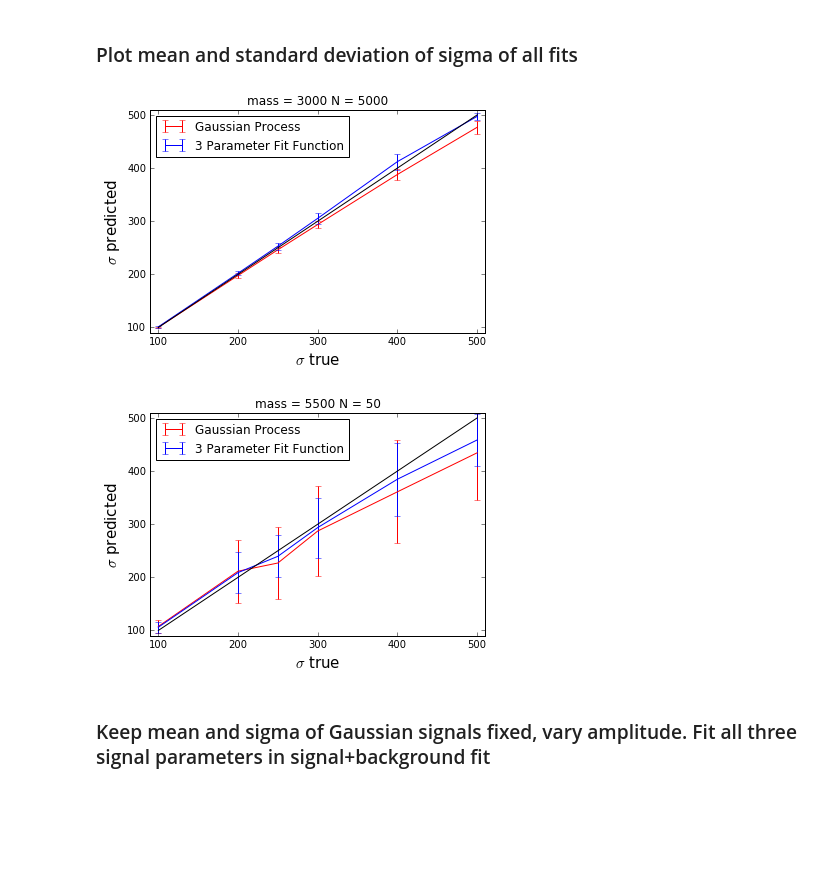
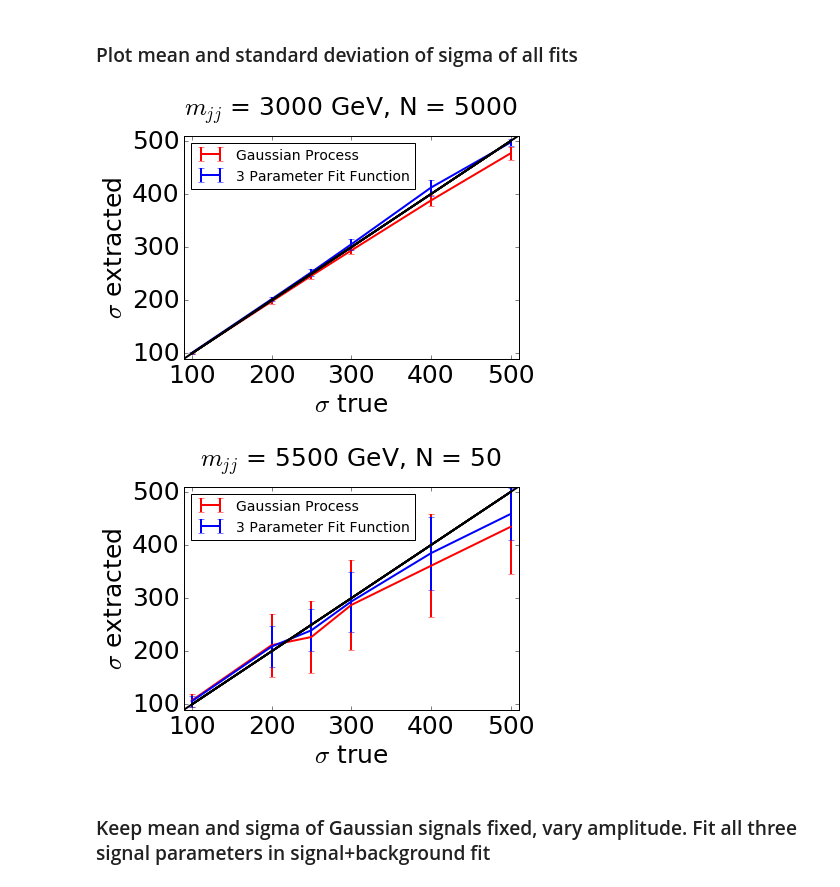
Before and after one commit to mfrate28/GP_Paper, a Jupyter notebook: extracting-signal-parameters.ipynb, the cells around one changed output. Cells and saved outputs as stored; diff of their text form; code cells hidden in the pictures; blank space fills up the shorter version.

```diff
--- a/extracting-signal-parameters.ipynb
+++ b/extracting-signal-parameters.ipynb
@@ -377,23 +377,25 @@ for m in massDict_2.keys():
 # %%
 sortMass2 = sorted(massDict_2.keys())
 
 for m in sortMass2:
     wparamSets = [500,400,300,250,200,100]
     N = massDict_2[m]
 
     plt.figure()
-    plt.title("mass = " + str(m) + " N = "+str(N))
-    plt.errorbar(wparamSets,[listGP_paramW_dict_2[m][i][0] for i in range(len(wparamSets))],yerr = [listGP_paramW_dict_2[m][i][1] for i in range(len(wparamSets))],color="r", label="Gaussian Process")
-    plt.errorbar(wparamSets,[listSTD_paramW_dict_2[m][i][0] for i in range(len(wparamSets))],yerr = [listSTD_paramW_dict_2[m][i][1] for i in range(len(wparamSets))],color="b", label="3 Parameter Fit Function")
-    plt.plot(wparamSets, wparamSets, ls='-', color='black')
-    plt.xlabel(r'$\sigma$ true', fontsize=15)
-    plt.ylabel(r'$\sigma$ predicted', fontsize=15)
+    plt.title(r"$m_{jj}$ = " + str(m) + " GeV, N = "+str(N), fontsize=25,y=1.07)
+    plt.errorbar(wparamSets,[listGP_paramW_dict_2[m][i][0] for i in range(len(wparamSets))],yerr = [listGP_paramW_dict_2[m][i][1] for i in range(len(wparamSets))],color="r", lw=2,label="Gaussian Process")
+    plt.errorbar(wparamSets,[listSTD_paramW_dict_2[m][i][0] for i in range(len(wparamSets))],yerr = [listSTD_paramW_dict_2[m][i][1] for i in range(len(wparamSets))],color="b",lw=2, label="3 Parameter Fit Function")
+    plt.plot([0]+wparamSets+[600], [0]+wparamSets+[600], ls='-', lw=2, color='black')
+    plt.xlabel(r'$\sigma$ true', fontsize=25)
+    plt.ylabel(r'$\sigma$ extracted', fontsize=25)
     plt.xlim([90, 510])
     plt.ylim([90, 510])
-    plt.legend(loc=2)
+    plt.legend(loc=2, prop={'size':14})
+    plt.tick_params(axis='x', labelsize=25)
+    plt.tick_params(axis='y', labelsize=25)
 # %% [output]
-[figure, old version]
+[figure, new version]
-[figure, old version]
+[figure, new version]
 # %% [markdown]
 ### Keep mean and sigma of Gaussian signals fixed, vary amplitude. Fit all three signal parameters in signal+background fit
 # %%
```
Also changed, not shown: parts of 2 cells of this notebook, 2 other files.
